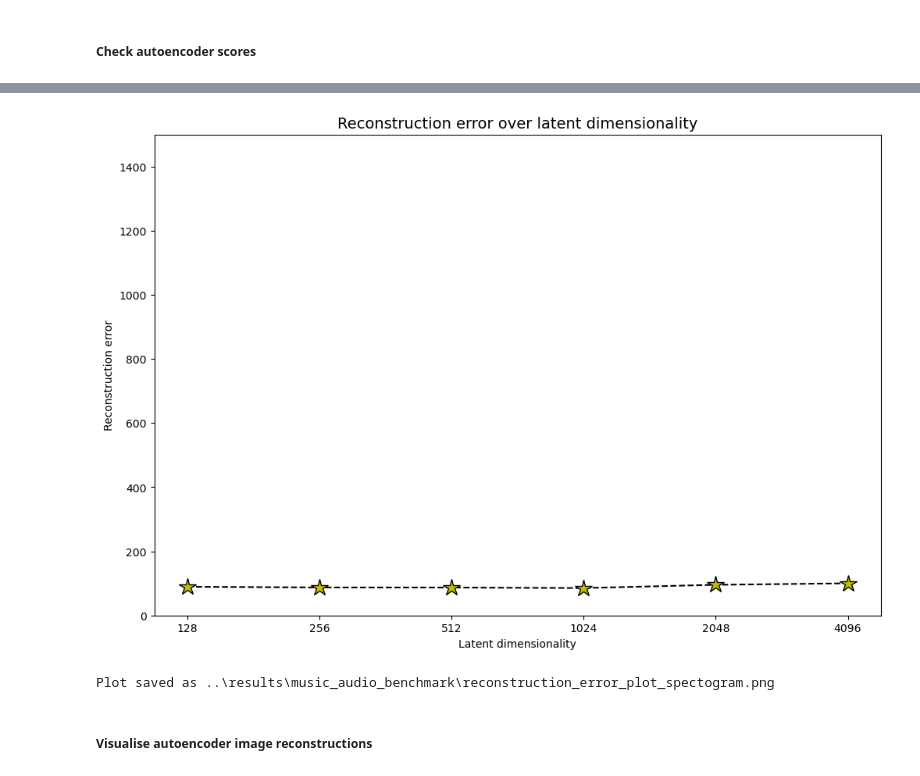
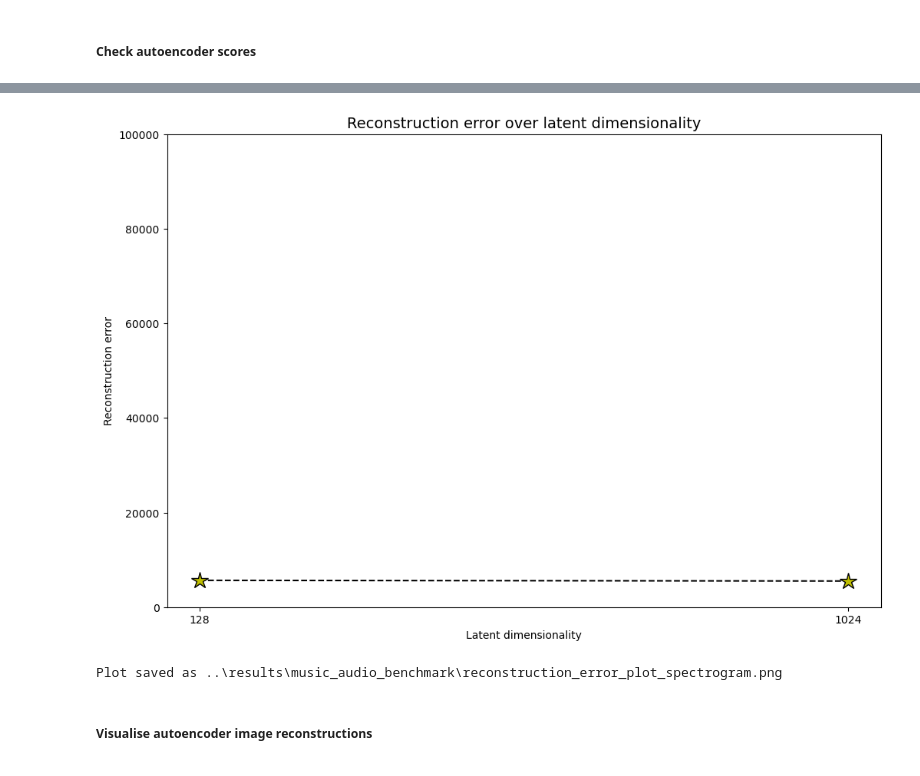
Before and after one commit to C7A7A/audio_clustering_autoencoder, a Jupyter notebook: notebooks/05_autoencoder.ipynb, the cells around one changed output, grey strips where cells are left out. Drawn from its saved outputs; the diff is of its cells as text; code cells hidden in the pictures.

```diff
--- a/notebooks/05_autoencoder.ipynb
+++ b/notebooks/05_autoencoder.ipynb
@@ -306,13 +329,13 @@ class Decoder(nn.Module):
 class Autoencoder(pl.LightningModule):
     """
     Inputs:
-        - base_channel_size : Number of channels we use in the first convolutional layers. Deeper layers might use a duplicate of it.
+        - base_channel_size : Number of channels used in the first convolutional layers. Deeper layers might use a duplicate of it.
         - latent_dim : Dimensionality of latent representation z
         - encoder_class : Encoder
         - decoder_class : Decoder
-        - num_input_channels : Number of input channels of the image.
-        - width : Image width.
-        - height : Image height.
+        - num_input_channels : Number of input channels of the image. (RGB - 3, GRAY - 1)
+        - width : Image width. Must be divisable by 4.
+        - height : Image height. Must be divisable by 4.
     """
     def __init__(
         self,
@@ -356,7 +379,7 @@ class Autoencoder(pl.LightningModule):
         if x.shape != decoded.shape:
             raise ValueError(f"Shapes of x and x_hat do not match: {x.shape} vs {decoded.shape}")
 
-        loss = F.mse_loss(x, decoded, reduction="mean")
+        loss = F.mse_loss(x, decoded, reduction="sum")
         return loss
 
     def configure_optimizers(self):
@@ -444,12 +467,13 @@ def get_embeddings(model, data_loader, device):
     with torch.no_grad():
         for images, targets in data_loader:
             images = images.to(device)
+            targets = targets.to(device)
 
             # Get embeddings from encoder
             z = model.encoder(images)
 
             embeddings.append(z.cpu().numpy())
-            labels.append(targets.numpy())
+            labels.append(targets.cpu().numpy())
 
     embeddings = np.concatenate(embeddings)
     labels = np.concatenate(labels)
@@ -485,7 +509,7 @@ def extract_loss(filename):
     return float(match.group(1)) if match else float('inf')
 
 
-def get_checkpoint_file(path, descriptor_latent_dim, descriptors_n_clusters="", descriptor_feature=FEATURE_NAME):
+def get_checkpoint_file(path, descriptors, descriptors_n_clusters="", descriptor_feature=FEATURE_NAME):
     # Create dir if it does not exist
     if not os.path.exists(path):
         os.makedirs(path)
@@ -493,8 +517,13 @@ def get_checkpoint_file(path, descriptor_latent_dim, descriptors_n_clusters="",
     if descriptors_n_clusters:
         descriptors_n_clusters = "-n_clu-" + str(descriptors_n_clusters)
 
-    subfolders = [folder for folder in os.listdir(path) if f"{descriptor_feature}-{descriptor_latent_dim}{descriptors_n_clusters}" in folder]
-
+    target_pattern = f"{descriptor_feature}-{descriptors}{descriptors_n_clusters}"
+    subfolders = [
+        folder for folder
+        in os.listdir(path)
+        if target_pattern == folder
+    ]
+    print(subfolders)
     # If there are no checkpoints in path return None
     if not subfolders:
         return None
@@ -680,7 +561,7 @@ def train_ae(train_loader, val_loader, latent_dim=10, base_channel_size=32, widt
     pretrained_dir = os.path.join(CHECKPOINT_PATH, dataset_name, "autoencoder")
 
     print(feature_name)
-    checkpoint_callback = get_model_checkpoint(pretrained_dir, "autoencoder", f"{feature_name}-{latent_dim}")
+    checkpoint_callback = get_model_checkpoint(pretrained_dir, "autoencoder", f"{feature_name}-{latent_dim}-{base_channel_size}")
 
     trainer = pl.Trainer(
         default_root_dir=os.path.join("..", "logs"),
@@ -691,13 +572,14 @@ def train_ae(train_loader, val_loader, latent_dim=10, base_channel_size=32, widt
             checkpoint_callback,
 #             GenerateCallback(get_first_n_images(feature_dataset, 4), every_n_epochs=10),
             LearningRateMonitor("epoch")
-        ]
+        ],
+        log_every_n_steps=20
     )
 
     trainer.logger._log_graph = True
     trainer.logger._default_hp_metric = None
 
-    checkpoint_file = get_checkpoint_file(pretrained_dir, latent_dim, descriptor_feature=feature_name)
+    checkpoint_file = get_checkpoint_file(pretrained_dir, f"{latent_dim}-{base_channel_size}", descriptor_feature=feature_name)
     if os.path.isdir(pretrained_dir) and checkpoint_file is not None:
         print("FOUND PRETRAINED AUTOENCODER!")
         model = Autoencoder.load_from_checkpoint(checkpoint_file)
@@ -717,17 +599,17 @@ def train_ae(train_loader, val_loader, latent_dim=10, base_channel_size=32, widt
 # %%
 # print("STEP 1: PRETRAIN AUTOENCODER")
 model_dict = {}
-for latent_dim in LATENT_DIM:
+for latent in LATENT_DIM:
     model_id, result_id = train_ae(
         train_loader=train_loader,
         val_loader=val_loader,
-        latent_dim=latent_dim,
-        base_channel_size=128,
+        latent_dim=latent,
+        base_channel_size=BASE_CHANNEL_SIZE,
         width=WIDTH,
         height=HEIGHT
     )
 
-    model_dict[latent_dim] = {
+    model_dict[latent] = {
         "model": model_id,
         "result": result_id
     }
@@ -774,22 +658,22 @@ def save_plot(fig, filename, directory=os.path.join('..', 'results', DATASET_NAM
 # %%
 latent_dims = sorted([model for model in model_dict])
 val_scores = [model_dict[latent_dim]["result"]["val"][0]["test_loss"] for latent_dim in latent_dims]
 
 fig = plt.figure(figsize=(12, 8))
 plt.plot(latent_dims, val_scores, '--', color="#000", marker="*", markeredgecolor="#000", markerfacecolor="y", markersize=16)
 plt.xscale("log")
 plt.xticks(latent_dims, labels=latent_dims)
 plt.title("Reconstruction error over latent dimensionality", fontsize=14)
 plt.xlabel("Latent dimensionality")
 plt.ylabel("Reconstruction error")
 plt.minorticks_off()
-plt.ylim(0, 1500)
+plt.ylim(0, 100_000)
 plt.show()
 
 save_plot(fig, f"reconstruction_error_plot_{FEATURE_NAME}.png")
 # %% [output]
-[figure, old version]
+[figure, new version]
-Plot saved as ..\results\music_audio_benchmark\reconstruction_error_plot_spectogram.png
+Plot saved as ..\results\music_audio_benchmark\reconstruction_error_plot_spectrogram.png
 # %% [markdown]
 ##### Visualise autoencoder image reconstructions
 # %%
```
Also changed, not shown: parts of 75 cells of this notebook, 4 other files.
